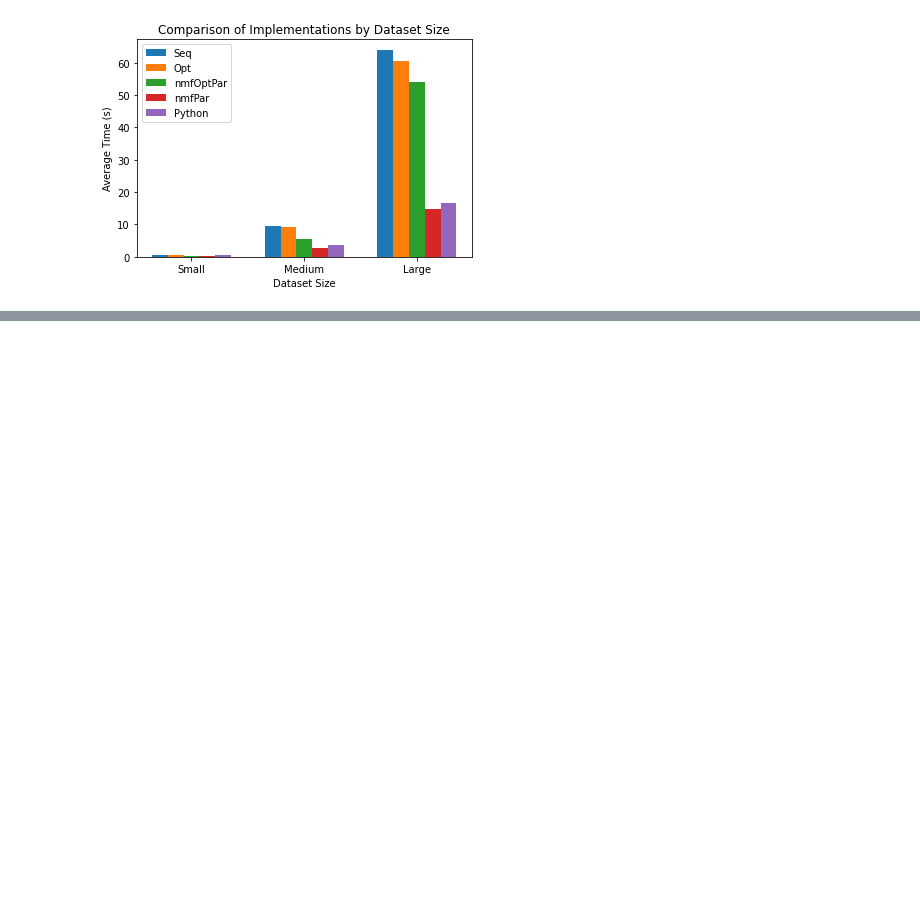
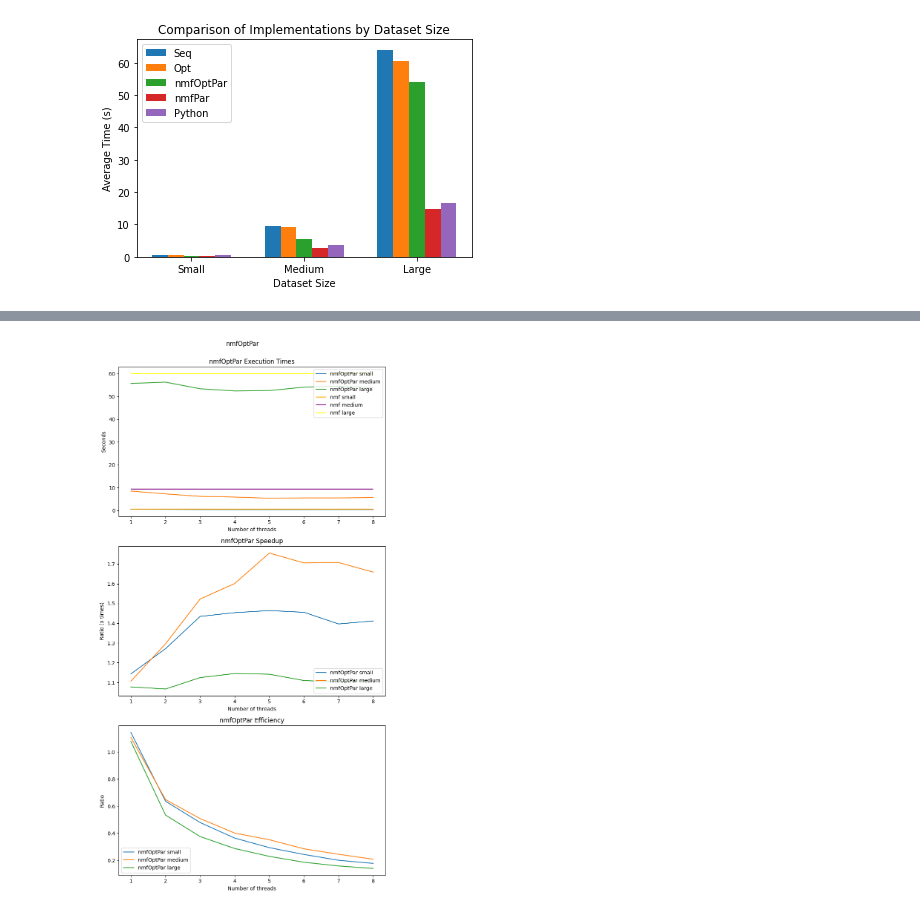
Before and after one commit to NFabrizio/NMF, a Jupyter notebook: results.ipynb, the cells around one changed output, grey strips where cells are left out. Saved outputs shown, nothing was run; the diff lists cells and outputs as text; code cells hidden in the pictures; blank space fills up the shorter version.

Commit message:
feature/optimize-nmf-nf Updates Makefile and adds results from nmfOptPar experiments to notebook and experiment_results

```diff
--- a/results.ipynb
+++ b/results.ipynb
@@ -1035,0 +1085,3 @@ plt.show()
+# %%
+data_nmfOptPar = pandas.read_csv('results_nmfOptPar.csv', delimiter=',', decimal='.')
+data_nmfOptPar
@@ -1035,0 +1109,3 @@ plt.show()
+# %%
+adjusted_data_nmfOptPar = calc_mean_and_variance2(data_nmfOptPar)
+print_table(adjusted_data_nmfOptPar)
@@ -1035,0 +1130,4 @@ plt.show()
+# %%
+plot_times2(adjusted_data_nmfOptPar, 'nmfOptPar', 'nmfOptPar.png')
+# %% [output]
+[figure, added]
```
Also changed, not shown: parts of 5 cells of this notebook, 4 other files.
